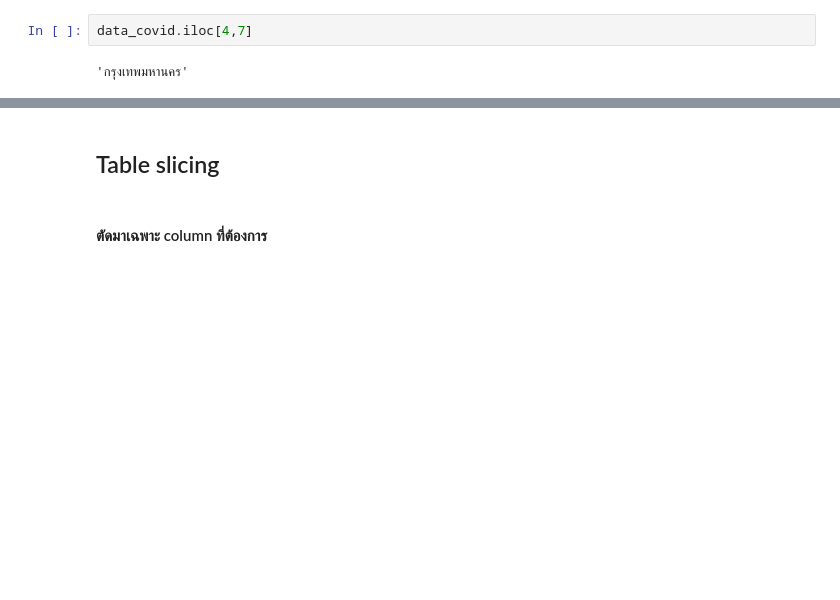
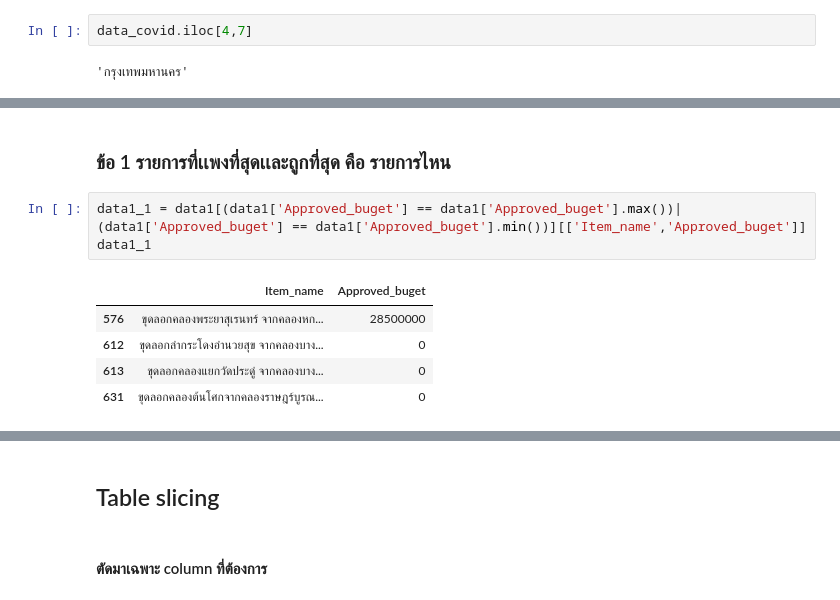
Before and after one commit to Thippawan72/Pytron_dataviz2023, a Jupyter notebook: Pandas101.ipynb, the cells around one changed output, grey strips where cells are left out. Saved outputs shown, nothing was run; the diff lists cells and outputs as text; blank space fills up the shorter version.

```diff
--- a/Pandas101.ipynb
+++ b/Pandas101.ipynb
@@ -505,0 +496,11 @@ data_covid.iloc[4,7]
+# %% [markdown]
+### ข้อ 1 รายการที่เเพงที่สุดเเละถูกที่สุด คือ รายการไหน
+# %%
+data1_1 = data1[(data1['Approved_buget'] == data1['Approved_buget'].max())| (data1['Approved_buget'] == data1['Approved_buget'].min())][['Item_name','Approved_buget']]
+data1_1
+# %% [output]
+|  | Item_name | Approved_buget |
+| 576 | ขุดลอกคลองพระยาสุเรนทร์ จากคลองหก... | 28500000 |
+| 612 | ขุดลอกลำกระโดงอำนวยสุข จากคลองบาง... | 0 |
+| 613 | ขุดลอกคลองแยกวัดประดู่ จากคลองบาง... | 0 |
+| 631 | ขุดลอกคลองต้นโศกจากคลองราษฎร์บูรณ... | 0 |
```
Also changed, not shown: parts of 14 cells of this notebook.
